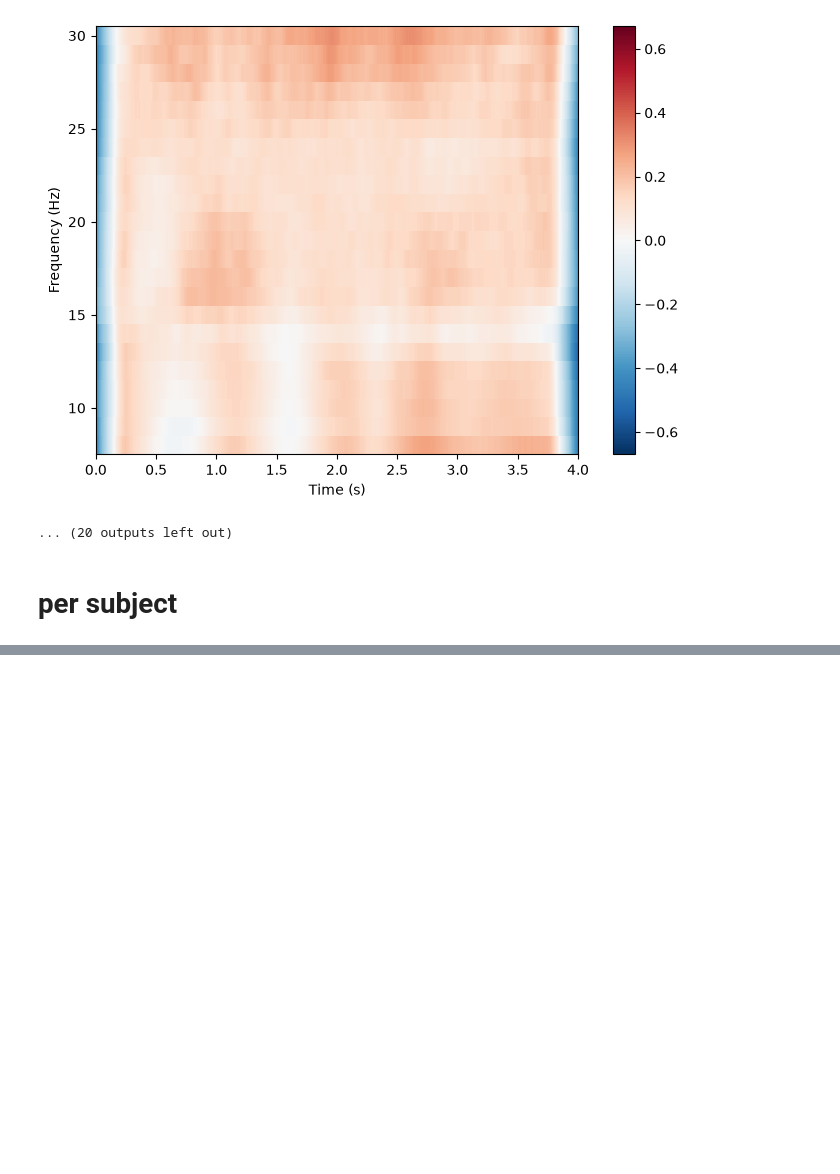
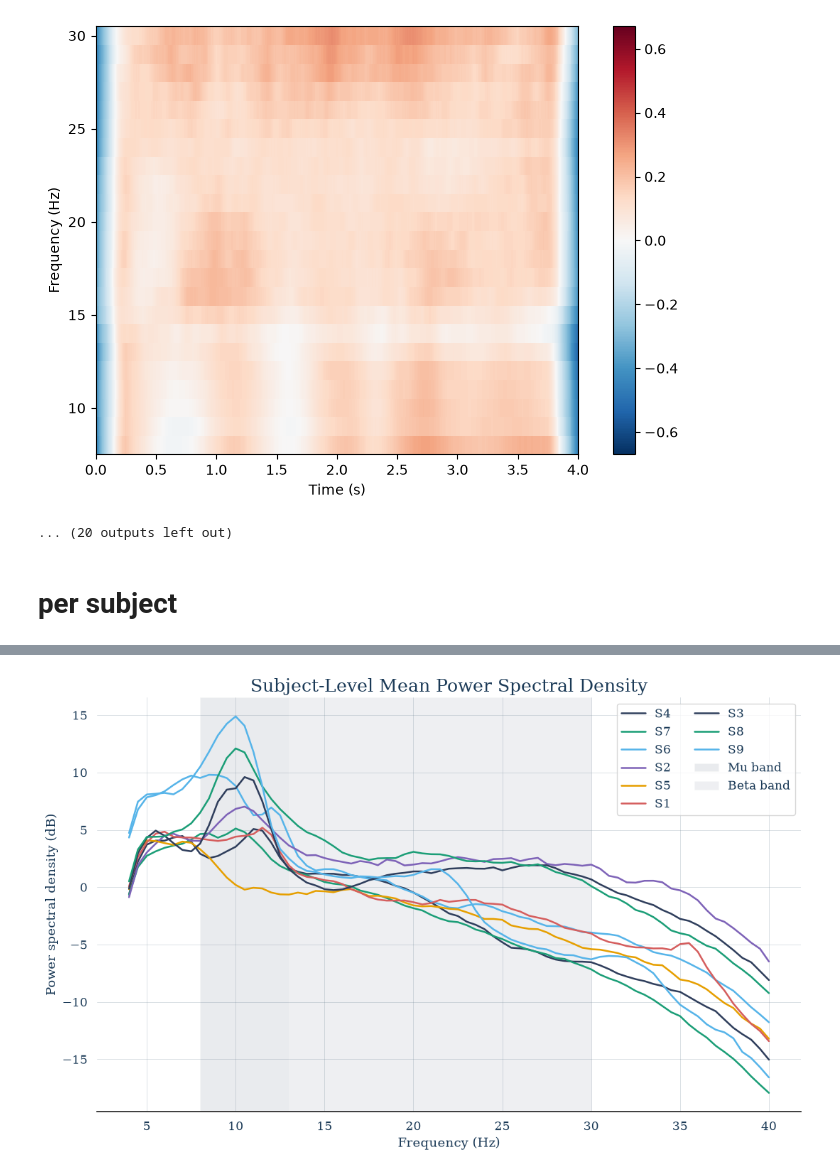
Before and after one commit to HindAlz/EEGMotorImagery-Classification, a Jupyter notebook: Code/17_Explain.ipynb, the cells around one changed output, grey strips where cells are left out. Drawn from its saved outputs; the diff is of its cells as text; code cells hidden in the pictures; blank space fills up the shorter version.

```diff
--- a/Code/17_Explain.ipynb
+++ b/Code/17_Explain.ipynb
@@ -481,0 +782,33 @@ NameError: name 'RESULTS' is not defined
+# %%
+fig, ax = plt.subplots(figsize=(11, 7))
+
+for subject in ALL_SUBJECTS:
+    freqs, psd = psd_results[subject]
+
+    mask = (freqs >= 4) & (freqs <= 40)
+
+    ax.plot(
+        freqs[mask],
+        10 * np.log10(psd[mask] + np.finfo(float).eps),
+        linewidth=1.8,
+        label=f"S{subject}",
+    )
+
+ax.axvspan(8, 13, alpha=0.10, label="Mu band")
+ax.axvspan(13, 30, alpha=0.08, label="Beta band")
+
+ax.set_xlabel("Frequency (Hz)")
+ax.set_ylabel("Power spectral density (dB)")
+ax.set_title("Subject-Level Mean Power Spectral Density")
+ax.grid(alpha=0.3)
+ax.legend(ncol=2)
+
+fig.tight_layout()
+fig.savefig(
+    OUTPUT_DIR / "subject_psd_comparison.png",
+    dpi=300,
+    bbox_inches="tight",
+)
+plt.show()
+# %% [output]
+[figure, added]
```
Also changed, not shown: parts of 21 cells of this notebook, 18 other files.
